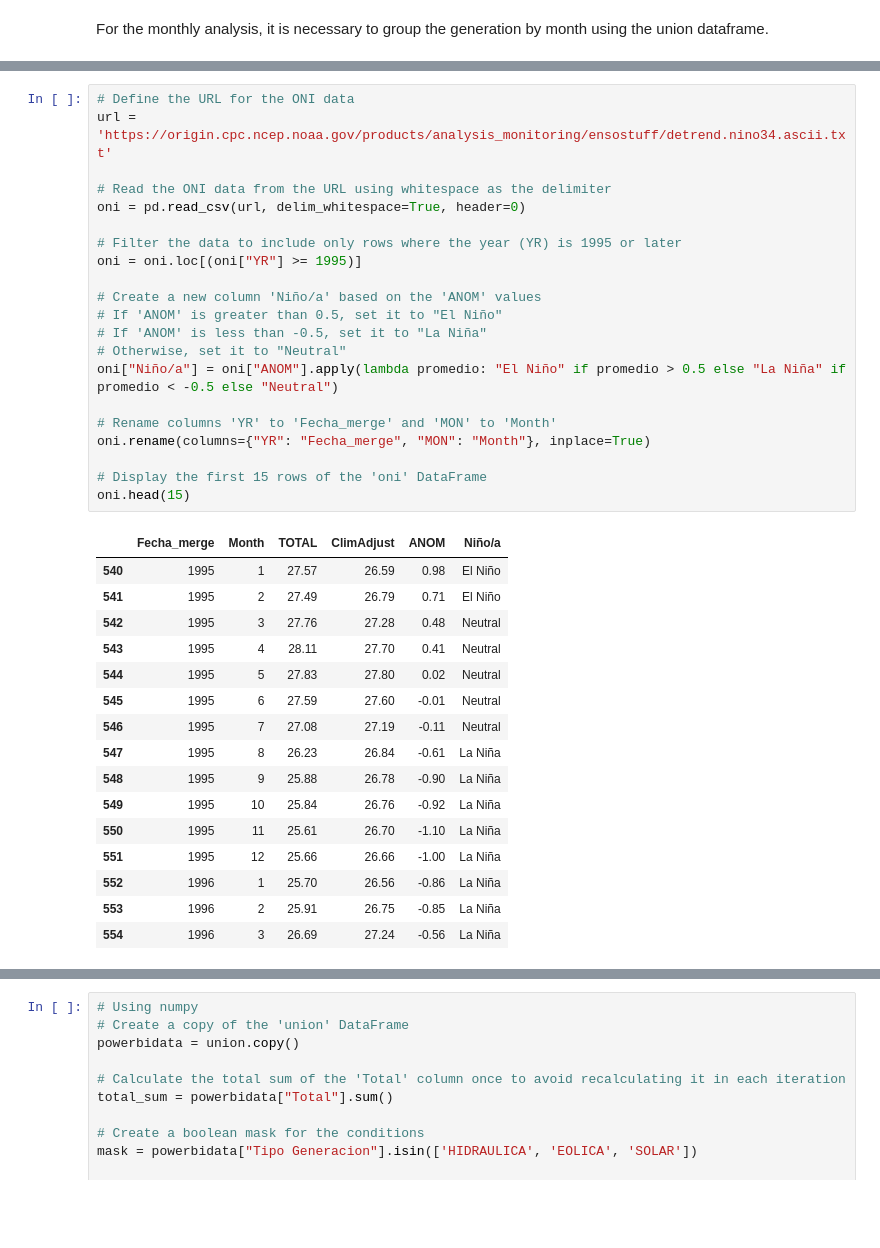
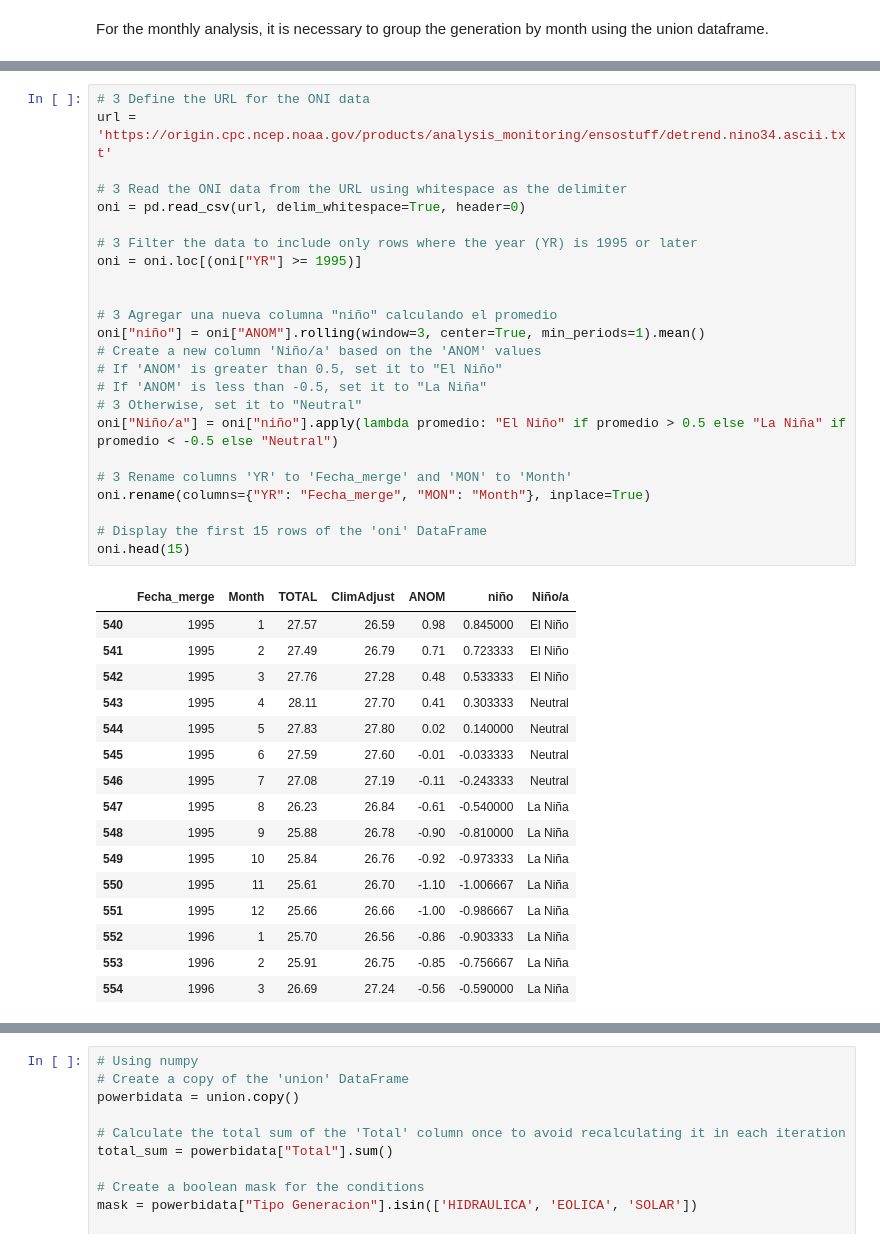
Before and after one commit to Mateoferrnandez/Projects, a Jupyter notebook: Personal Projects/Electrical Grid Data Analysis and Forecasting/notebooks/ElectricGeneration_colombia copy 2.ipynb, the cells around one changed output, grey strips where cells are left out. Drawn from its saved outputs; the diff is of its cells as text; blank space fills up the shorter version.

```diff
--- a/Personal Projects/Electrical Grid Data Analysis and Forecasting/notebooks/ElectricGeneration_colombia copy 2.ipynb
+++ b/Personal Projects/Electrical Grid Data Analysis and Forecasting/notebooks/ElectricGeneration_colombia copy 2.ipynb
@@ -988,38 +947,41 @@ result3.head(10)
 # %%
-# Define the URL for the ONI data
+# 3 Define the URL for the ONI data
 url = 'https://origin.cpc.ncep.noaa.gov/products/analysis_monitoring/ensostuff/detrend.nino34.ascii.txt'
 
-# Read the ONI data from the URL using whitespace as the delimiter
+# 3 Read the ONI data from the URL using whitespace as the delimiter
 oni = pd.read_csv(url, delim_whitespace=True, header=0)
 
-# Filter the data to include only rows where the year (YR) is 1995 or later
+# 3 Filter the data to include only rows where the year (YR) is 1995 or later
 oni = oni.loc[(oni["YR"] >= 1995)]
 
+
+# 3 Agregar una nueva columna "niño" calculando el promedio
+oni["niño"] = oni["ANOM"].rolling(window=3, center=True, min_periods=1).mean()
 # Create a new column 'Niño/a' based on the 'ANOM' values
 # If 'ANOM' is greater than 0.5, set it to "El Niño"
 # If 'ANOM' is less than -0.5, set it to "La Niña"
-# Otherwise, set it to "Neutral"
-oni["Niño/a"] = oni["ANOM"].apply(lambda promedio: "El Niño" if promedio > 0.5 else "La Niña" if promedio < -0.5 else "Neutral")
+# 3 Otherwise, set it to "Neutral"
+oni["Niño/a"] = oni["niño"].apply(lambda promedio: "El Niño" if promedio > 0.5 else "La Niña" if promedio < -0.5 else "Neutral")
 
-# Rename columns 'YR' to 'Fecha_merge' and 'MON' to 'Month'
+# 3 Rename columns 'YR' to 'Fecha_merge' and 'MON' to 'Month'
 oni.rename(columns={"YR": "Fecha_merge", "MON": "Month"}, inplace=True)
 
 # Display the first 15 rows of the 'oni' DataFrame
 oni.head(15)
 # %% [output]
-|  | Fecha_merge | Month | TOTAL | ClimAdjust | ANOM | Niño/a |
-| 540 | 1995 | 1 | 27.57 | 26.59 | 0.98 | El Niño |
-| 541 | 1995 | 2 | 27.49 | 26.79 | 0.71 | El Niño |
-| 542 | 1995 | 3 | 27.76 | 27.28 | 0.48 | Neutral |
-| 543 | 1995 | 4 | 28.11 | 27.70 | 0.41 | Neutral |
-| 544 | 1995 | 5 | 27.83 | 27.80 | 0.02 | Neutral |
-| 545 | 1995 | 6 | 27.59 | 27.60 | -0.01 | Neutral |
-| 546 | 1995 | 7 | 27.08 | 27.19 | -0.11 | Neutral |
-| 547 | 1995 | 8 | 26.23 | 26.84 | -0.61 | La Niña |
-| 548 | 1995 | 9 | 25.88 | 26.78 | -0.90 | La Niña |
-| 549 | 1995 | 10 | 25.84 | 26.76 | -0.92 | La Niña |
-| 550 | 1995 | 11 | 25.61 | 26.70 | -1.10 | La Niña |
-| 551 | 1995 | 12 | 25.66 | 26.66 | -1.00 | La Niña |
-| 552 | 1996 | 1 | 25.70 | 26.56 | -0.86 | La Niña |
-| 553 | 1996 | 2 | 25.91 | 26.75 | -0.85 | La Niña |
-| 554 | 1996 | 3 | 26.69 | 27.24 | -0.56 | La Niña |
+|  | Fecha_merge | Month | TOTAL | ClimAdjust | ANOM | niño | Niño/a |
+| 540 | 1995 | 1 | 27.57 | 26.59 | 0.98 | 0.845000 | El Niño |
+| 541 | 1995 | 2 | 27.49 | 26.79 | 0.71 | 0.723333 | El Niño |
+| 542 | 1995 | 3 | 27.76 | 27.28 | 0.48 | 0.533333 | El Niño |
+| 543 | 1995 | 4 | 28.11 | 27.70 | 0.41 | 0.303333 | Neutral |
+| 544 | 1995 | 5 | 27.83 | 27.80 | 0.02 | 0.140000 | Neutral |
+| 545 | 1995 | 6 | 27.59 | 27.60 | -0.01 | -0.033333 | Neutral |
+| 546 | 1995 | 7 | 27.08 | 27.19 | -0.11 | -0.243333 | Neutral |
+| 547 | 1995 | 8 | 26.23 | 26.84 | -0.61 | -0.540000 | La Niña |
+| 548 | 1995 | 9 | 25.88 | 26.78 | -0.90 | -0.810000 | La Niña |
+| 549 | 1995 | 10 | 25.84 | 26.76 | -0.92 | -0.973333 | La Niña |
+| 550 | 1995 | 11 | 25.61 | 26.70 | -1.10 | -1.006667 | La Niña |
+| 551 | 1995 | 12 | 25.66 | 26.66 | -1.00 | -0.986667 | La Niña |
+| 552 | 1996 | 1 | 25.70 | 26.56 | -0.86 | -0.903333 | La Niña |
+| 553 | 1996 | 2 | 25.91 | 26.75 | -0.85 | -0.756667 | La Niña |
+| 554 | 1996 | 3 | 26.69 | 27.24 | -0.56 | -0.590000 | La Niña |
```
Also changed, not shown: parts of 60 cells of this notebook.
